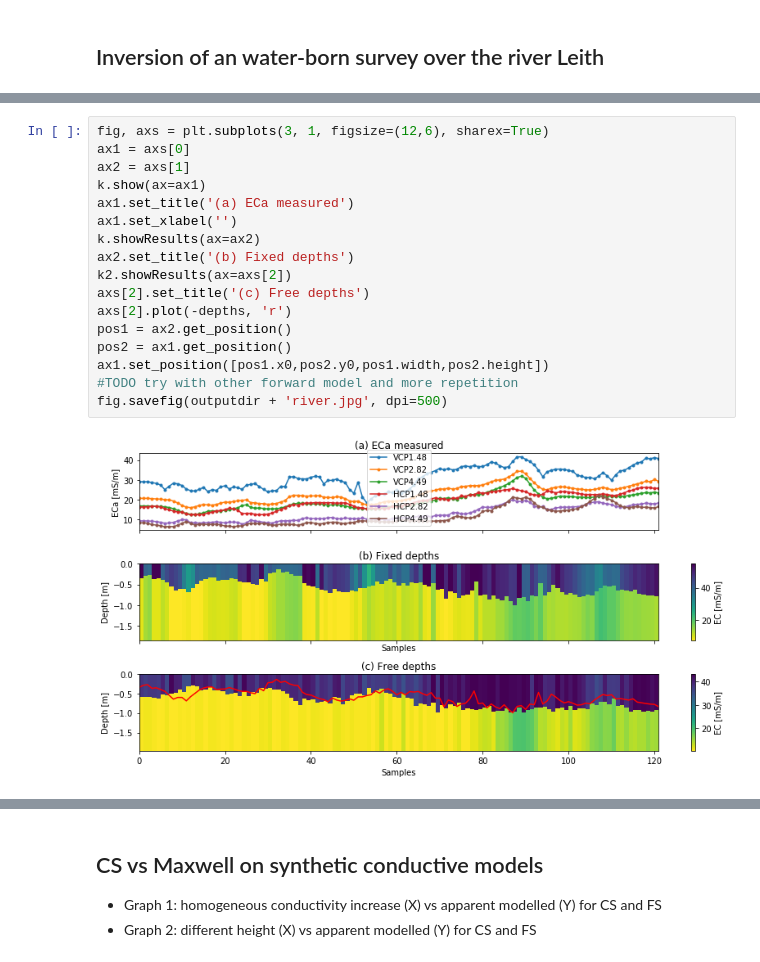
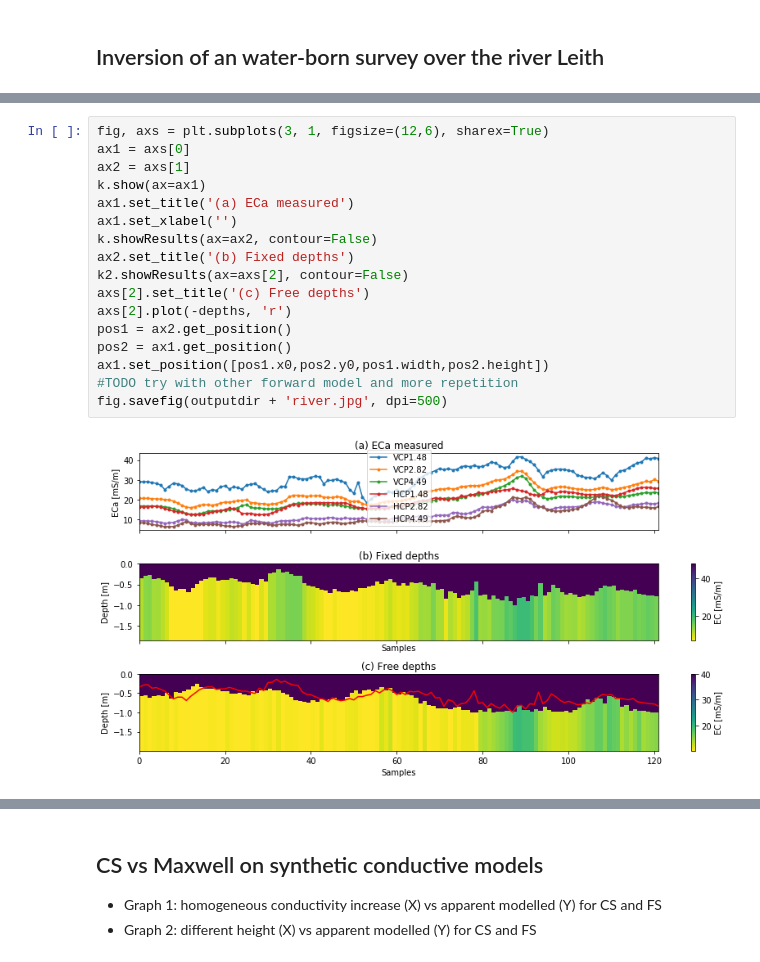
Before and after one commit to hkexgroup/emagpy, a Jupyter notebook: src/em-paper.ipynb, the cells around one changed output, grey strips where cells are left out. Saved outputs shown, nothing was run; the diff lists cells and outputs as text.

```diff
--- a/src/em-paper.ipynb
+++ b/src/em-paper.ipynb
@@ -39,19 +43,19 @@ Survey 1/1
 # %%
 fig, axs = plt.subplots(3, 1, figsize=(12,6), sharex=True)
 ax1 = axs[0]
 ax2 = axs[1]
 k.show(ax=ax1)
 ax1.set_title('(a) ECa measured')
 ax1.set_xlabel('')
-k.showResults(ax=ax2)
+k.showResults(ax=ax2, contour=False)
 ax2.set_title('(b) Fixed depths')
-k2.showResults(ax=axs[2])
+k2.showResults(ax=axs[2], contour=False)
 axs[2].set_title('(c) Free depths')
 axs[2].plot(-depths, 'r')
 pos1 = ax2.get_position()
 pos2 = ax1.get_position()
 ax1.set_position([pos1.x0,pos2.y0,pos1.width,pos2.height])
 #TODO try with other forward model and more repetition
 fig.savefig(outputdir + 'river.jpg', dpi=500)
 # %% [output]
-[figure, old version]
+[figure, new version]
```
Also changed, not shown: parts of 7 cells of this notebook.
